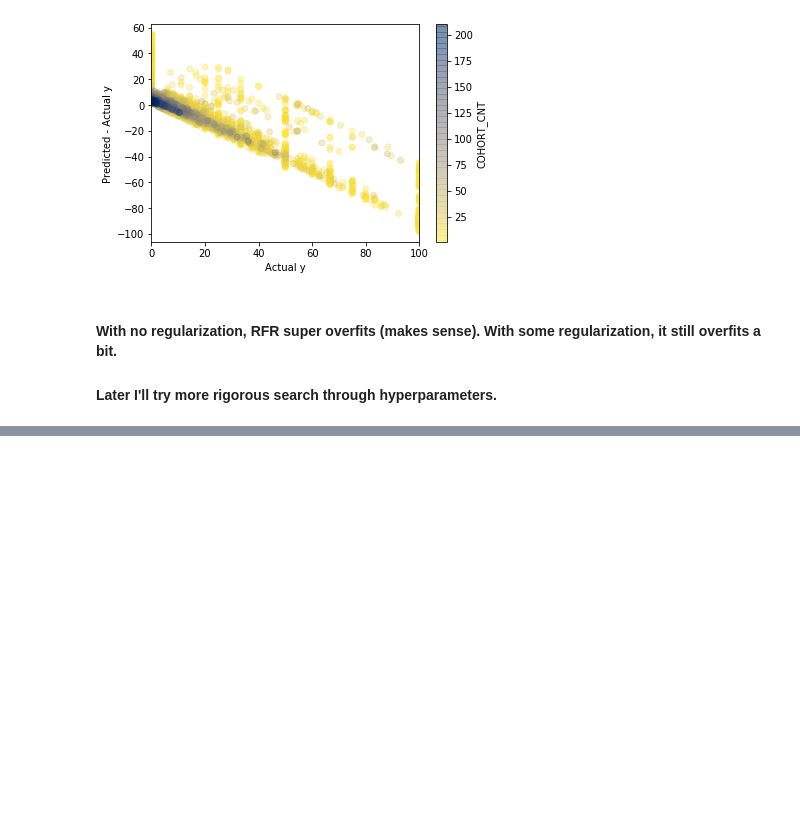
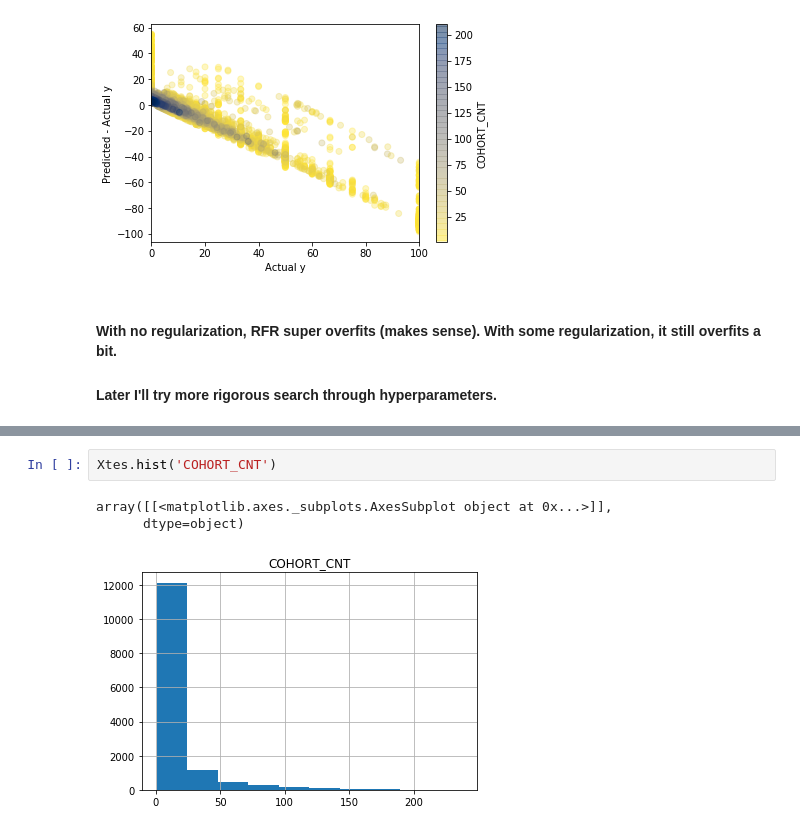
Before and after one commit to andytaylor823/CS-4774-Final-Project, a Jupyter notebook: Sandbox.ipynb, the cells around one changed output, grey strips where cells are left out. Drawn from its saved outputs; the diff is of its cells as text; blank space fills up the shorter version.

```diff
--- a/Sandbox.ipynb
+++ b/Sandbox.ipynb
@@ -508,0 +520,6 @@ X
+# %%
+Xtes.hist('COHORT_CNT')
+# %% [output]
+array([[<matplotlib.axes._subplots.AxesSubplot object at 0x...>]],
+      dtype=object)
+[figure, added]
```
Also changed, not shown: parts of 8 cells of this notebook, 1 other file.
